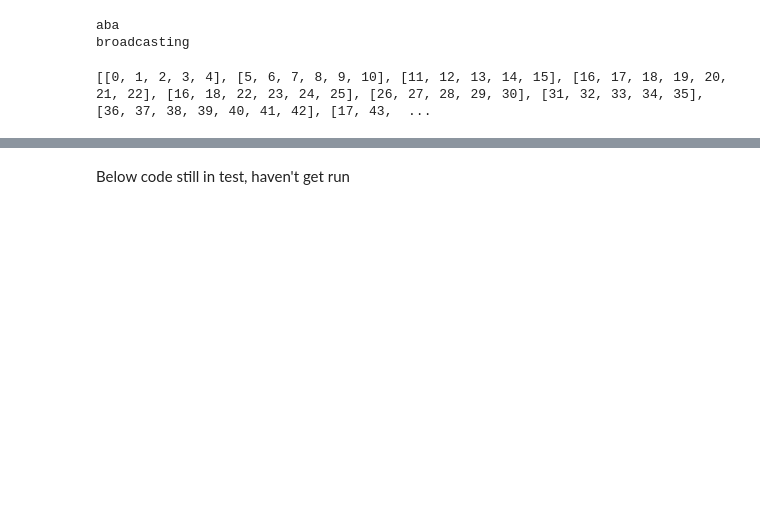
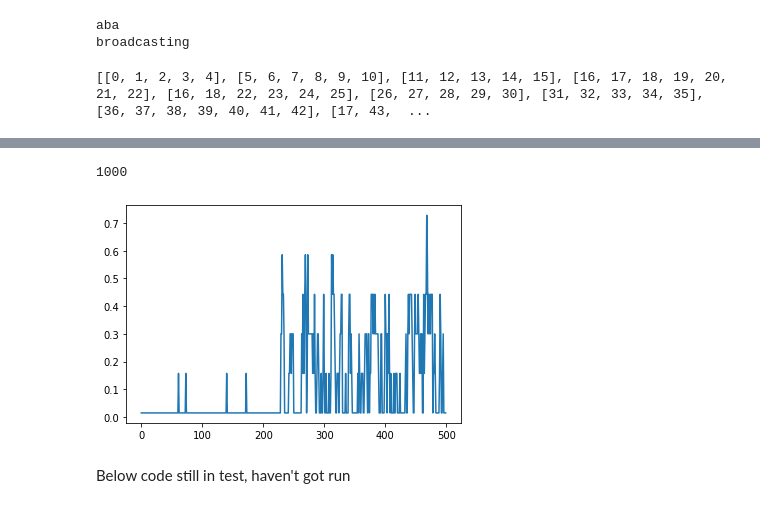
Before and after one commit to cxqqsbf/LDA_from_scratch, a Jupyter notebook: LDA_from_scratch.ipynb, the cells around one changed output, grey strips where cells are left out. Drawn from its saved outputs; the diff is of its cells as text; code cells hidden in the pictures; blank space fills up the shorter version.

```diff
--- a/LDA_from_scratch.ipynb
+++ b/LDA_from_scratch.ipynb
@@ -320,5 +315,16 @@ the perplexity of LDA with 10 topics is:703.1663827411264
+# %%
+# print(topic_prob_list)
+#
+print(len(topic_prob_list))
+# print(np.arange(len(topic_prob_list)))
+topic_prob_list=np.array(topic_prob_list)
+plt.plot(np.arange(500),topic_prob_list[:500,0])
+plt.show()
+# %% [output]
+1000
+[figure, added]
 # %% [markdown]
-Below code still in test, haven't get run
+Below code still in test, haven't got run
 # %%
 models=[]
 perplexities=[]
```
Also changed, not shown: parts of 17 cells of this notebook, 6 other files.
